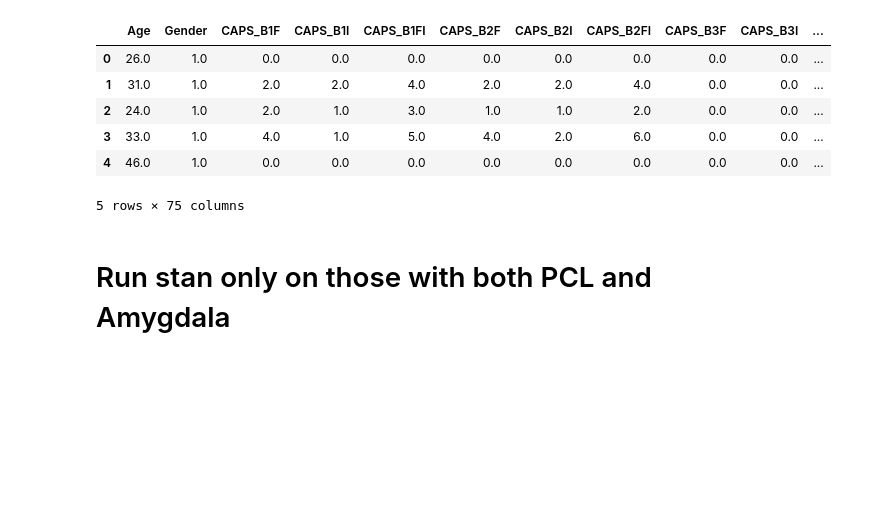
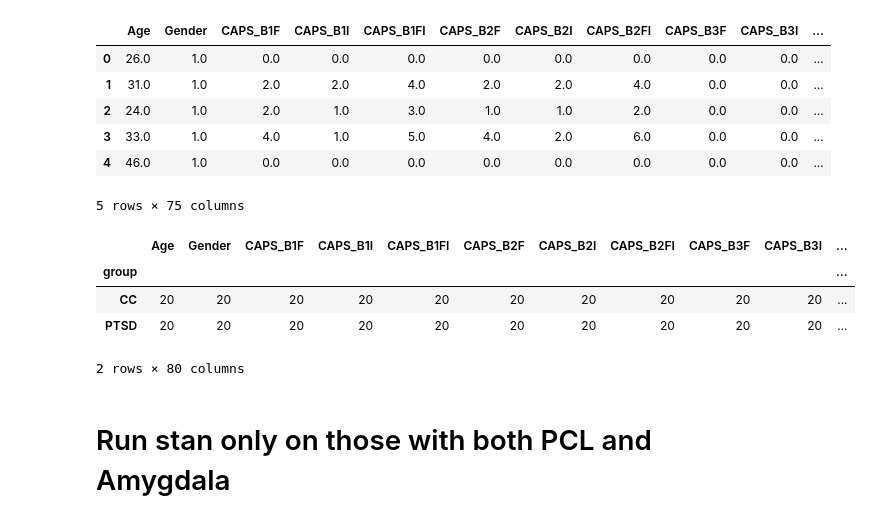
Before and after one commit to LevyDecisionNeuroLab/SIA_PTSD, a Jupyter notebook: firstDay_amygdalaDuringUS_Lissek.ipynb, the cells around one changed output. Saved outputs shown, nothing was run; the diff lists cells and outputs as text; code cells hidden in the pictures; blank space fills up the shorter version.

```diff
--- a/firstDay_amygdalaDuringUS_Lissek.ipynb
+++ b/firstDay_amygdalaDuringUS_Lissek.ipynb
@@ -259,6 +262,14 @@ dfPCL.head()
 # %%
 dfpcl_amg = pd.merge(dfPCL, amg_ud)
 dfpcl_amg['pcl_An'] = dfpcl_amg['PCL_8'] + dfpcl_amg['PCL_9'] + dfpcl_amg['PCL_10']+dfpcl_amg['PCL_11'] + dfpcl_amg['PCL_12']# = dfpcl_amg[dfpcl_amg.group.isin(groups)]
+# %%
+dfpcl_amg.groupby(['group']).count()
+# %% [output]
+|  | Age | Gender | CAPS_B1F | CAPS_B1I | CAPS_B1FI | CAPS_B2F | CAPS_B2I | CAPS_B2FI | CAPS_B3F | CAPS_B3I | ... |
+| group |  |  |  |  |  |  |  |  |  |  | ... |
+| CC | 20 | 20 | 20 | 20 | 20 | 20 | 20 | 20 | 20 | 20 | ... |
+| PTSD | 20 | 20 | 20 | 20 | 20 | 20 | 20 | 20 | 20 | 20 | ... |
+2 rows × 80 columns
 # %% [markdown]
 # Run stan only on those with both PCL and Amygdala
 # %%
```
Also changed, not shown: parts of 9 cells of this notebook, 1 other file.
